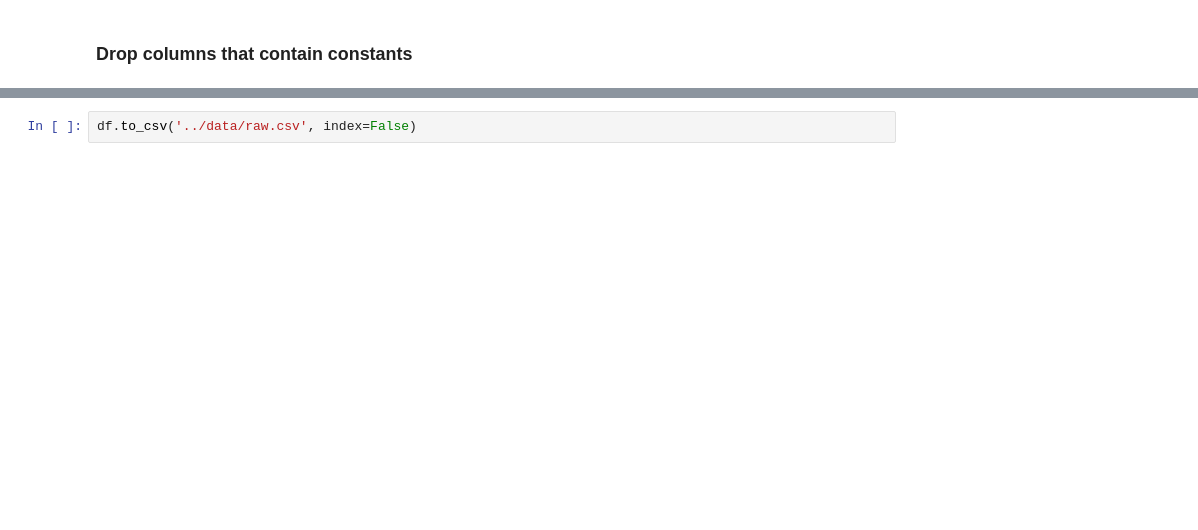
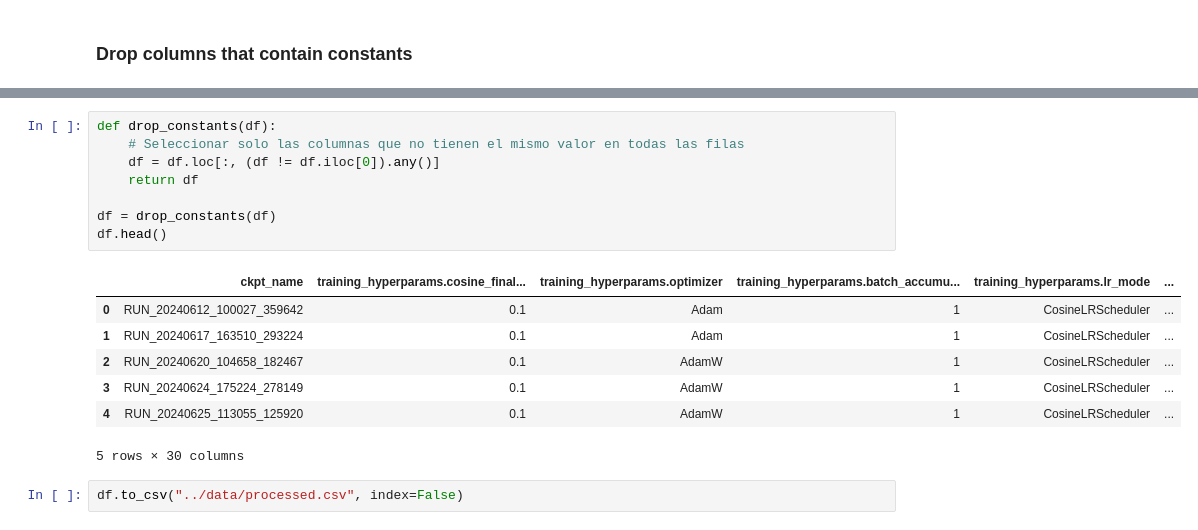
Before and after one commit to REDKAERISZ/DecisionTreeYOLONAS, a Jupyter notebook: notebooks/0.1_raw_data.ipynb, the cells around one changed output, grey strips where cells are left out. Saved outputs shown, nothing was run; the diff lists cells and outputs as text; blank space fills up the shorter version.

```diff
--- a/notebooks/0.1_raw_data.ipynb
+++ b/notebooks/0.1_raw_data.ipynb
@@ -196,2 +199,18 @@ Error processing column: unhashable type: 'dict'
+# %%
+def drop_constants(df):
+    # Seleccionar solo las columnas que no tienen el mismo valor en todas las filas
+    df = df.loc[:, (df != df.iloc[0]).any()]
+    return df
+
+df = drop_constants(df)
+df.head()
+# %% [output]
+|  | ckpt_name | training_hyperparams.cosine_final... | training_hyperparams.optimizer | training_hyperparams.batch_accumu... | training_hyperparams.lr_mode | ... |
+| 0 | RUN_20240612_100027_359642 | 0.1 | Adam | 1 | CosineLRScheduler | ... |
+| 1 | RUN_20240617_163510_293224 | 0.1 | Adam | 1 | CosineLRScheduler | ... |
+| 2 | RUN_20240620_104658_182467 | 0.1 | AdamW | 1 | CosineLRScheduler | ... |
+| 3 | RUN_20240624_175224_278149 | 0.1 | AdamW | 1 | CosineLRScheduler | ... |
+| 4 | RUN_20240625_113055_125920 | 0.1 | AdamW | 1 | CosineLRScheduler | ... |
+5 rows × 30 columns
 # %%
-df.to_csv('../data/raw.csv', index=False)
+df.to_csv("../data/processed.csv", index=False)
```
Also changed, not shown: parts of 9 cells of this notebook, 6 other files.
